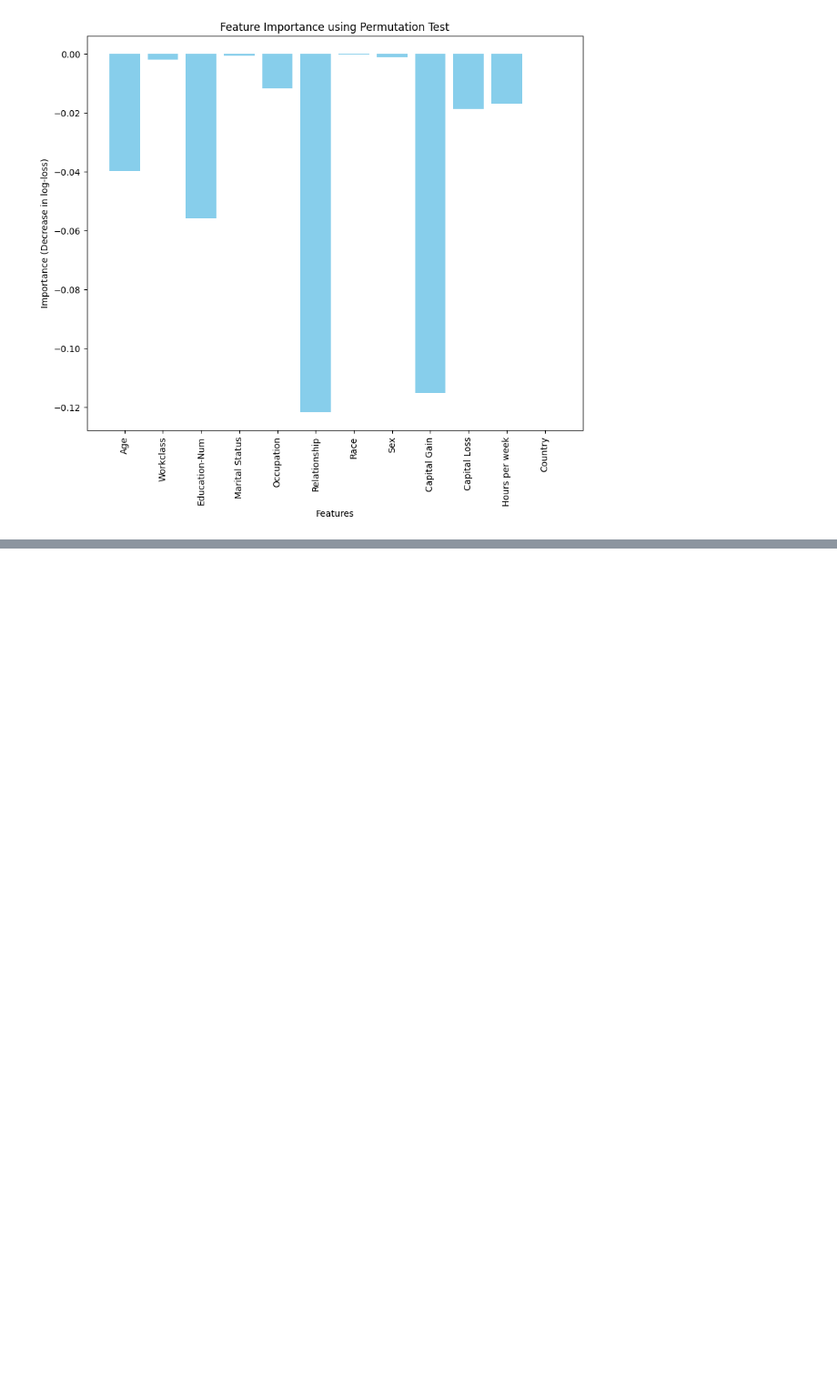
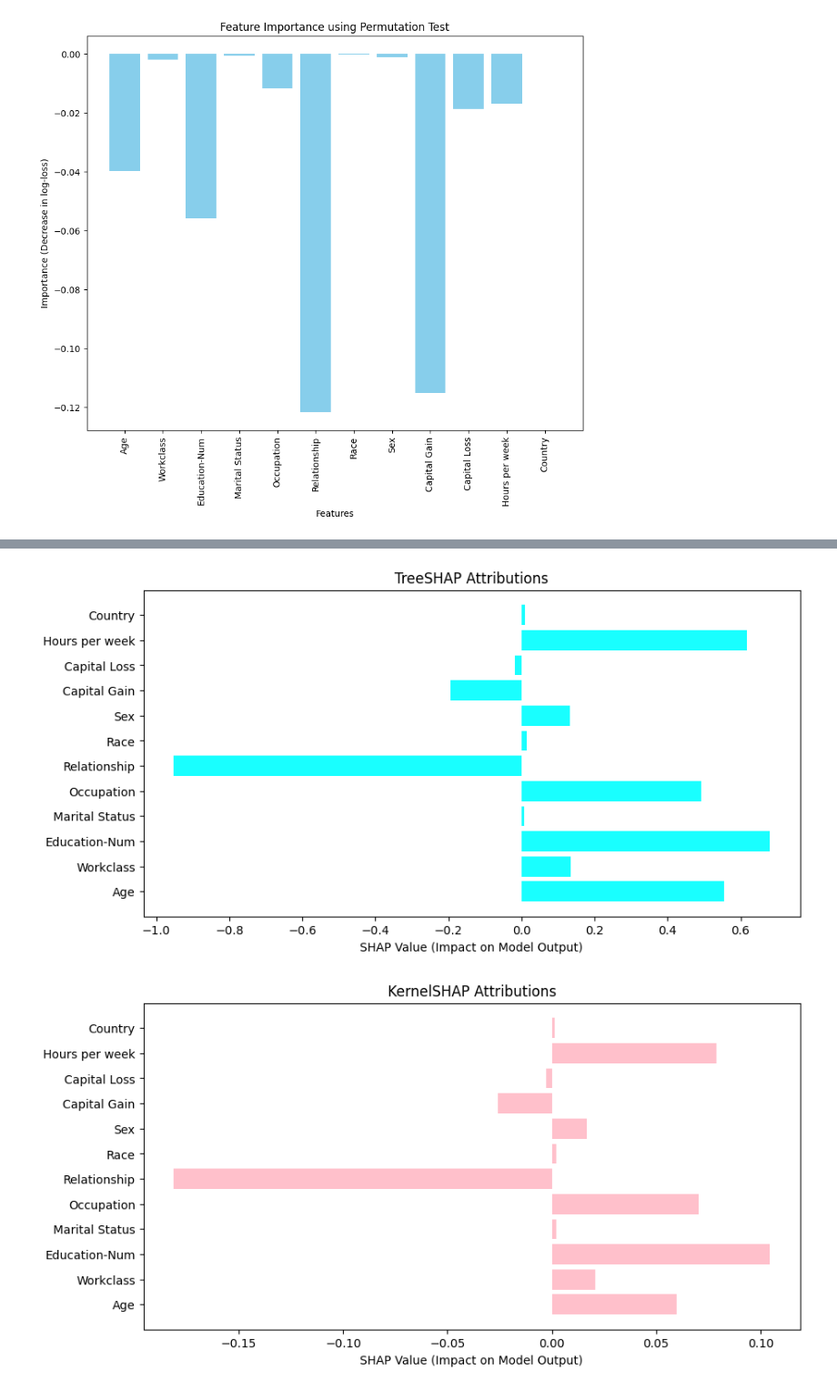
Before and after one commit to manya28/Explainable-AI, a Jupyter notebook: XAI 599 HW1.ipynb, the cells around one changed output, grey strips where cells are left out. Shown at 91% size. Drawn from its saved outputs; the diff is of its cells as text; code cells hidden in the pictures; blank space fills up the shorter version.

```diff
--- a/XAI 599 HW1.ipynb
+++ b/XAI 599 HW1.ipynb
@@ -284,0 +224,32 @@ plt.show()
+# %%
+# for explicand = X_test.iloc[1]
+explicand_sample = X_test.iloc[1]
+att_tree = explainer_tree.shap_values(explicand_sample)
+att_kernel = explainer_kernel.shap_values(explicand_sample)[:,1]
+exp_ = explainer_lime.explain_instance(explicand_sample, clf.predict_proba, num_features=12).local_exp[1] # we get a list of tuples with feature index and feature contribution
+att_lime = [val[1] for val in sorted(exp_, key = lambda x:x[0])]
+
+
+# Plotting TreeSHAP results
+plt.figure(figsize=(10, 5))
+plt.barh(X_test.columns, att_tree, color='cyan',alpha = 0.9)
+plt.xlabel('SHAP Value (Impact on Model Output)')
+plt.title('TreeSHAP Attributions')
+plt.show()
+
+# Plotting KernelSHAP results
+plt.figure(figsize=(10, 5))
+plt.barh(X_test.columns, att_kernel, color='pink')
+plt.xlabel('SHAP Value (Impact on Model Output)')
+plt.title('KernelSHAP Attributions')
+plt.show()
+
+# Plotting LIME results
+plt.figure(figsize=(10, 5))
+plt.barh(X_test.columns, att_lime, color='lightgreen')
+plt.xlabel('Feature contribution / impact on model')
+plt.title('LIME Attributions')
+plt.show()
+# %% [output]
+[figure, added]
+[figure, added]
```
Also changed, not shown: parts of 19 cells of this notebook, 1 other file.
